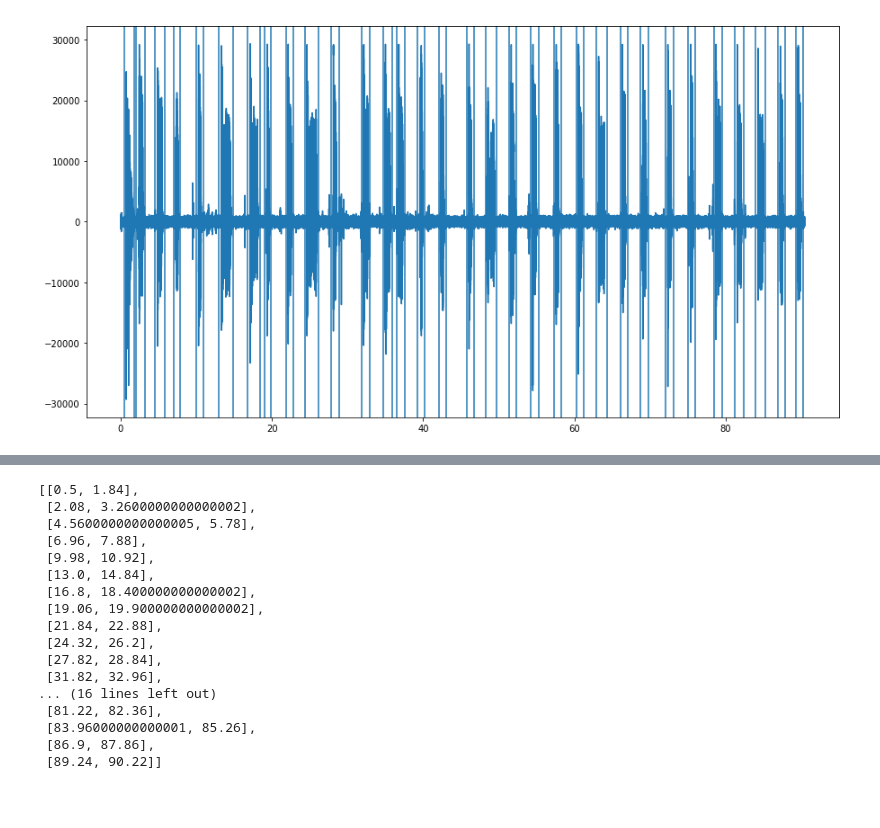
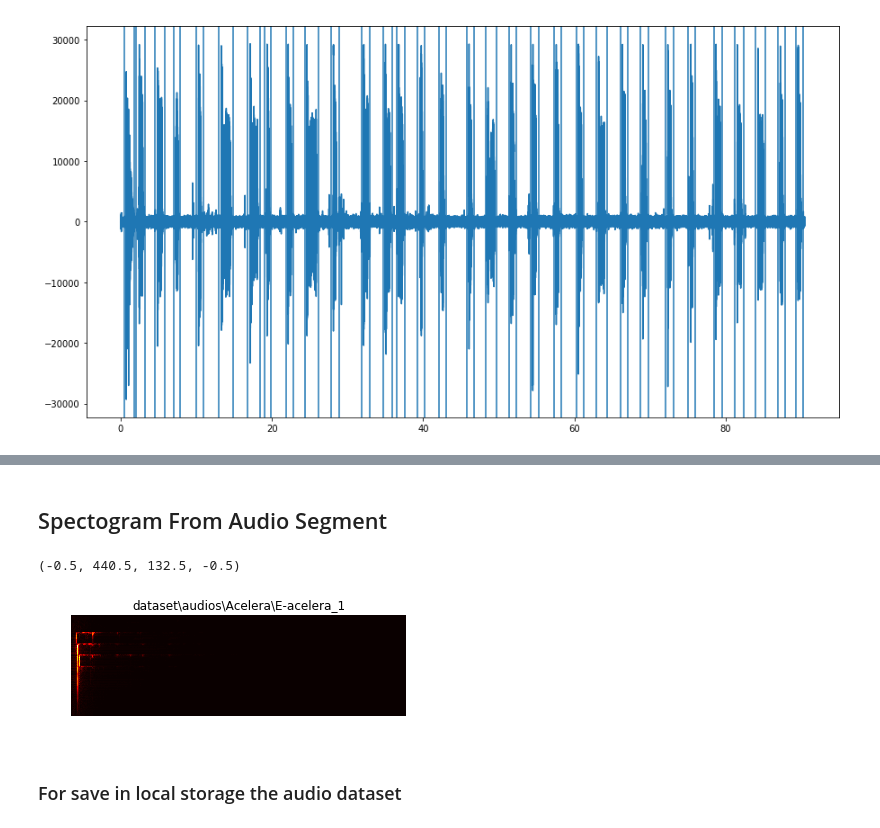
Before and after one commit to SebasPelaez/speech-recognition-pi, a Jupyter notebook: Pruebas.ipynb, the cells around one changed output, grey strips where cells are left out. Cells and saved outputs as stored; diff of their text form; code cells hidden in the pictures; blank space fills up the shorter version.

```diff
--- a/Pruebas.ipynb
+++ b/Pruebas.ipynb
@@ -215,2 +211,24 @@ plt.plot(t,x[22050:81144])
+# %% [markdown]
+## Spectogram From Audio Segment
+# %%
+specgram, TimeAxis, FreqAxis = audioFeatureExtraction.stSpectogram(
+    audio_fragment,
+    fs,
+    round(fs * 0.02),
+    round(fs * 0.01),
+    False
+)
+
+audio_name = os.path.splitext(sample_audio_path)[0]
+
+img = plt.imshow(specgram, interpolation='nearest')
+img.set_cmap('hot')
+plt.title(audio_name)
+plt.axis('off')
+# %% [output]
+(-0.5, 440.5, 132.5, -0.5)
+[figure, added]
+# %% [markdown]
+### For save in local storage the audio dataset
 # %%
 import scipy.io.wavfile
@@ -218,20 +235,0 @@ scipy.io.wavfile.write(os.path.join(params['data_dir'],'Test.wav'), fs, x[22050:
-# %%
-segments
-# %% [output]
-[[0.5, 1.84],
- [2.08, 3.2600000000000002],
- [4.5600000000000005, 5.78],
- [6.96, 7.88],
- [9.98, 10.92],
- [13.0, 14.84],
- [16.8, 18.400000000000002],
- [19.06, 19.900000000000002],
- [21.84, 22.88],
- [24.32, 26.2],
- [27.82, 28.84],
- [31.82, 32.96],
-... (16 lines left out)
- [81.22, 82.36],
- [83.96000000000001, 85.26],
- [86.9, 87.86],
- [89.24, 90.22]]
```
Also changed, not shown: parts of 10 cells of this notebook.
